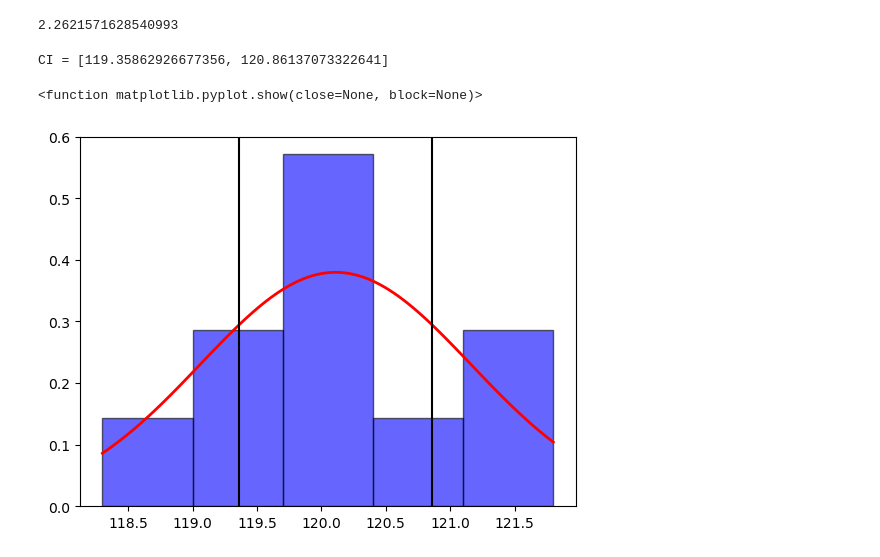
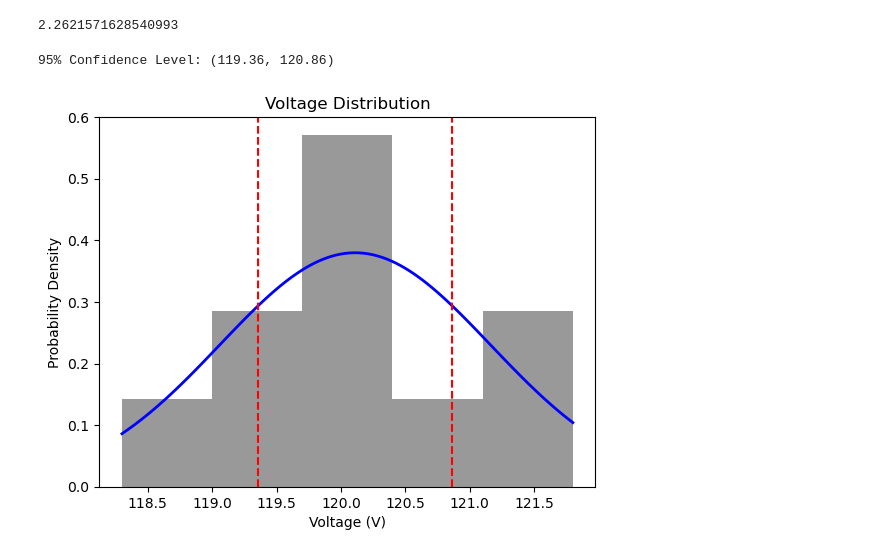
Before and after one commit to 12valor/STATISTICS, a Jupyter notebook: Lab-8-T-Distribution.ipynb, the cells around one changed output. Cells and saved outputs as stored; diff of their text form; code cells hidden in the pictures.

```diff
--- a/Lab-8-T-Distribution.ipynb
+++ b/Lab-8-T-Distribution.ipynb
@@ -10,10 +10,10 @@ import numpy as np
 import matplotlib.pyplot as plt
 from scipy import stats
 # %%
-df = pd.read_csv(r"dataset\transformer-voltage-10-sample.csv",
-                 delimiter=',',
-                 index_col=0)
-df.head()
+df = pd.read_csv(r'DATASET\transformer-voltage-10-sample.csv',
+                 index_col = 'Sample',
+                 delimiter= ",")
+df
 # %% [output]
 |  | Voltage |
 | Sample |  |
@@ -30,45 +59,53 @@ t_critical
 # %% [output]
 2.2621571628540993
 # %%
-n = df['Voltage'].count()
 mean = df['Voltage'].mean()
 std = df['Voltage'].std(ddof=1)
+n = df['Voltage'].count()
 
-cl_lower, cl_upper = stats.t.interval(
-    confidence=0.95,
+ci_lower, ci_upper = stats.t.interval(
+    confidence = 0.95,
     df = n-1,
-    loc = df['Voltage'].mean(),
+    loc = mean,
     scale = std/np.sqrt(n)
 )
 
-print("CI =", [cl_lower, cl_upper])
+print(f"95% Confidence Level: ({ci_lower:.2f}, {ci_upper:.2f})")
 # %% [output]
-CI = [119.35862926677356, 120.86137073322641]
+95% Confidence Level: (119.36, 120.86)
 # %%
+mean = df['Voltage'].mean()
+std = df['Voltage'].std(ddof=1)
+
 x_min = df['Voltage'].min()
 x_max = df['Voltage'].max()
 
-x = np.linspace(x_min, x_max, 100)
-p = stats.norm.pdf(x, mean, std)
-plt.plot(x, p,
-         linewidth = 2,
-         color="red")
+x = np.linspace(x_min,x_max,100)
+p = stats.norm.pdf(x,mean,std)
+plt.plot (x,p,
+          linewidth = 2,
+          color = 'blue')
 
-plt.hist(df['Voltage'],
-         bins=5,
-         density=True,
-         edgecolor="black",
-         alpha=0.6,
-         color="blue")
+plt.hist (df['Voltage'],
+          bins = 5,
+          density = True,
+          alpha = 0.8,
+          color = 'gray')
 
-plt.axvline(x=cl_lower,
-            color="black",
-            linestyle="-")
+plt.title ('Voltage Distribution')
+plt.xlabel('Voltage (V)')
+plt.ylabel('Probability Density')
 
-plt.axvline(x=cl_upper,
-            color="black",
-            linestyle="-")
-plt.show
+plt.axvline (x = ci_lower,
+             color = 'red',
+             linestyle = '--',
+             label = '95% CI Lower Bound')
+
+plt.axvline (x = ci_upper,
+             color = 'red',
+             linestyle = '--',
+             label = '95% CI Upper Bound')
+
+plt.show()
 # %% [output]
-<function matplotlib.pyplot.show(close=None, block=None)>
-[figure, old version]
+[figure, new version]
```
Also changed, not shown: parts of 16 cells of this notebook.
